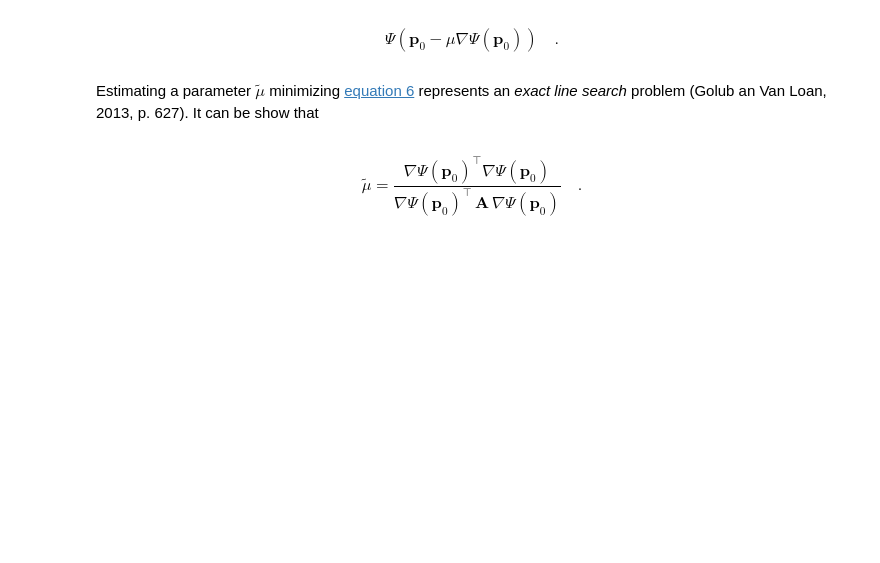
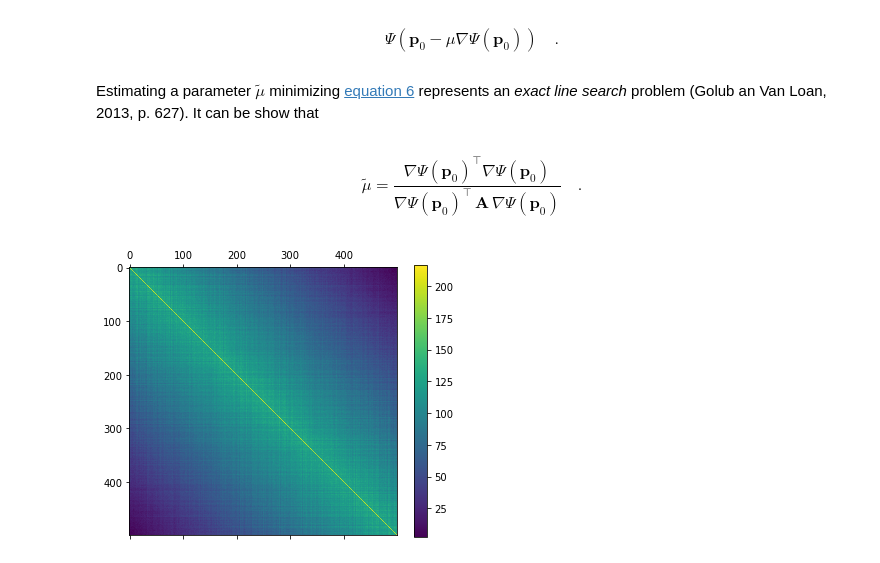
Before and after one commit to birocoles/Disciplina-metodos-computacionais, a Jupyter notebook: Content/sd_exact_lsearch.ipynb, the cells around one changed output. Cells and saved outputs as stored; diff of their text form; code cells hidden in the pictures; blank space fills up the shorter version.

```diff
--- a/Content/sd_exact_lsearch.ipynb
+++ b/Content/sd_exact_lsearch.ipynb
@@ -134,6 +137,6 @@ from scipy.signal import ricker
 import matplotlib.pyplot as plt
 # %%
-N = 300
+N = 500
 # %%
 np.random.seed(10)
 # %%
@@ -142,2 +146,9 @@ A = np.round(np.dot(A.T, A), decimals=3)
+# %%
+plt.figure(figsize=(6,5))
+plt.matshow(A=A, fignum=0)
+plt.colorbar()
+plt.show()
+# %% [output]
+[figure, added]
 # %%
 pulses = np.zeros(N)
```
Also changed, not shown: parts of 10 cells of this notebook.
